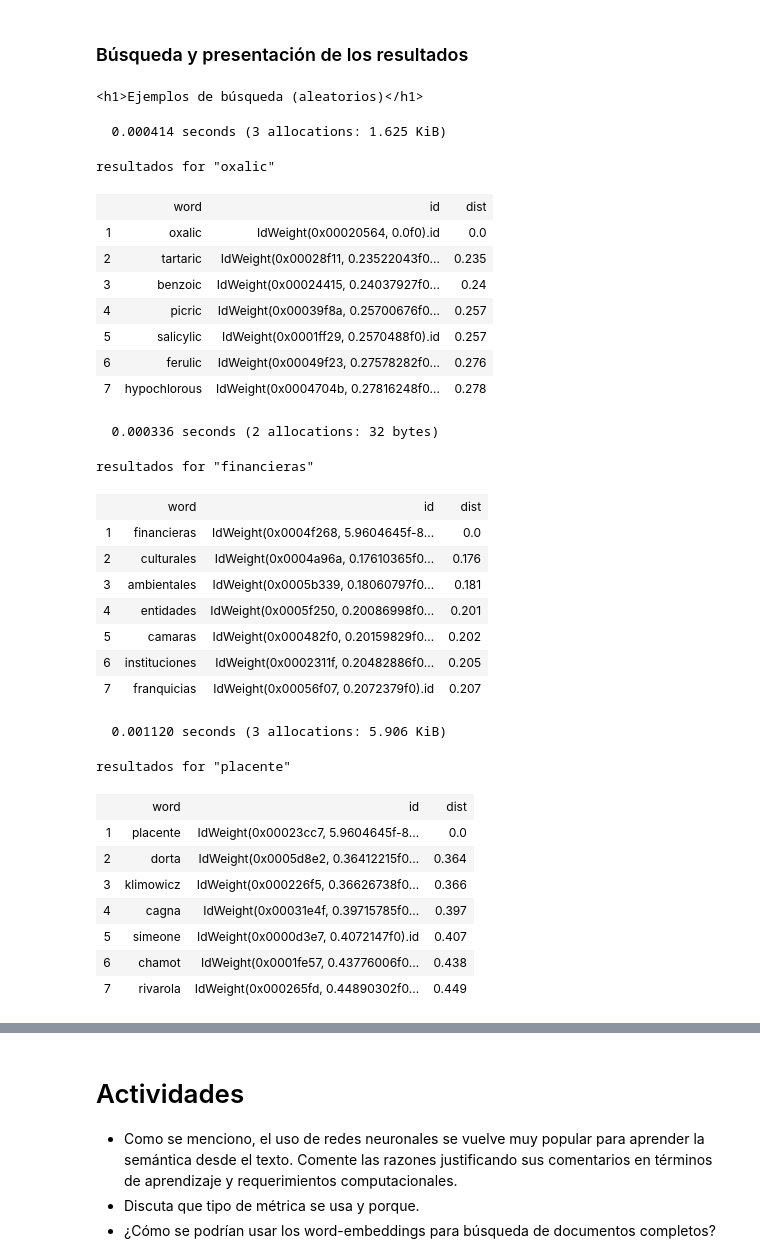
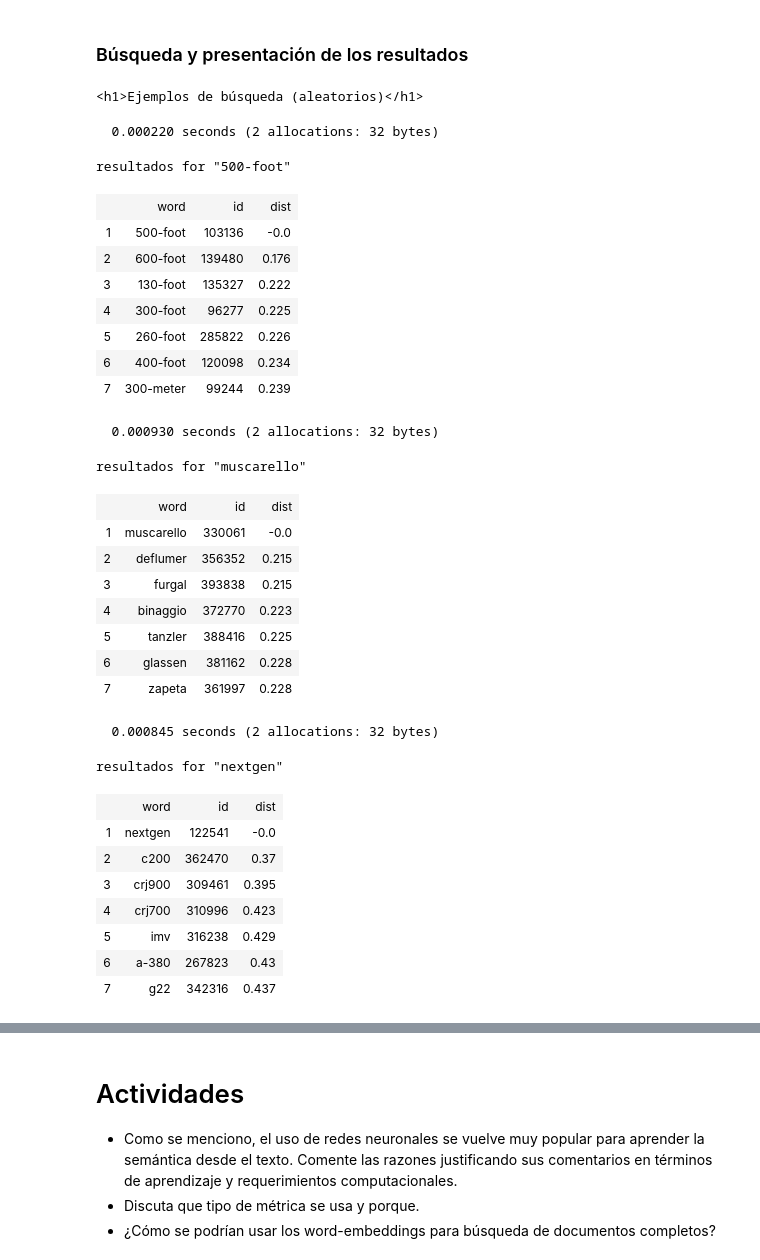
Before and after one commit to sadit/IR-2024, a Jupyter notebook: Unidades/u05a.ipynb, the cells around one changed output, grey strips where cells are left out. Drawn from its saved outputs; the diff is of its cells as text; code cells hidden in the pictures.

```diff
--- a/Unidades/u05a.ipynb
+++ b/Unidades/u05a.ipynb
@@ -101,63 +101,63 @@ end
 function search_and_display(index, vocab, q, res, k, qword)
     res = reuse!(res, k)
     @time search(index, q, res)
 
     L = []
     for (j, p) in enumerate(res)
-        push!(L, @htl "<tr><td>$j</td><td>$(vocab[p.id])</td><td>$p.id</td><td>$(round(p.weight, digits=3))</td></tr>")
+        push!(L, @htl "<tr><td>$j</td><td>$(vocab[p.id])</td><td>$(p.id)</td><td>$(round(p.weight, digits=3))</td></tr>")
     end
 
     display(@htl """<h2>resultados for "$qword"</h2>
     <table>
     <th>  <td>word</td> <td>id</td> <td>dist</td> </th>
         $L
     </table>
     """)
 end
 
 function search_and_display(index, vocab, qid::Integer, res, k=maxlength(res))
     search_and_display(index, vocab, index[qid], res, k, vocab[qid])
 end
 
 display(@htl "<h1>Ejemplos de búsqueda (aleatorios)</h1>")
 res = KnnResult(7)
 for i in 1:3
     for qid in rand(1:length(vocab))
         search_and_display(index, vocab, qid, res)
     end
 end
 # %% [output]
 <h1>Ejemplos de búsqueda (aleatorios)</h1>
-  0.000414 seconds (3 allocations: 1.625 KiB)
+  0.000220 seconds (2 allocations: 32 bytes)
-resultados for "oxalic"
+resultados for "500-foot"
 |  | word | id | dist |
-| 1 | oxalic | IdWeight(0x00020564, 0.0f0).id | 0.0 |
-| 2 | tartaric | IdWeight(0x00028f11, 0.23522043f0... | 0.235 |
-| 3 | benzoic | IdWeight(0x00024415, 0.24037927f0... | 0.24 |
-| 4 | picric | IdWeight(0x00039f8a, 0.25700676f0... | 0.257 |
-| 5 | salicylic | IdWeight(0x0001ff29, 0.2570488f0).id | 0.257 |
-| 6 | ferulic | IdWeight(0x00049f23, 0.27578282f0... | 0.276 |
-| 7 | hypochlorous | IdWeight(0x0004704b, 0.27816248f0... | 0.278 |
+| 1 | 500-foot | 103136 | -0.0 |
+| 2 | 600-foot | 139480 | 0.176 |
+| 3 | 130-foot | 135327 | 0.222 |
+| 4 | 300-foot | 96277 | 0.225 |
+| 5 | 260-foot | 285822 | 0.226 |
+| 6 | 400-foot | 120098 | 0.234 |
+| 7 | 300-meter | 99244 | 0.239 |
-  0.000336 seconds (2 allocations: 32 bytes)
+  0.000930 seconds (2 allocations: 32 bytes)
-resultados for "financieras"
+resultados for "muscarello"
 |  | word | id | dist |
-| 1 | financieras | IdWeight(0x0004f268, 5.9604645f-8... | 0.0 |
-| 2 | culturales | IdWeight(0x0004a96a, 0.17610365f0... | 0.176 |
-| 3 | ambientales | IdWeight(0x0005b339, 0.18060797f0... | 0.181 |
-| 4 | entidades | IdWeight(0x0005f250, 0.20086998f0... | 0.201 |
-| 5 | camaras | IdWeight(0x000482f0, 0.20159829f0... | 0.202 |
-| 6 | instituciones | IdWeight(0x0002311f, 0.20482886f0... | 0.205 |
-| 7 | franquicias | IdWeight(0x00056f07, 0.2072379f0).id | 0.207 |
+| 1 | muscarello | 330061 | -0.0 |
+| 2 | deflumer | 356352 | 0.215 |
+| 3 | furgal | 393838 | 0.215 |
+| 4 | binaggio | 372770 | 0.223 |
+| 5 | tanzler | 388416 | 0.225 |
+| 6 | glassen | 381162 | 0.228 |
+| 7 | zapeta | 361997 | 0.228 |
-  0.001120 seconds (3 allocations: 5.906 KiB)
+  0.000845 seconds (2 allocations: 32 bytes)
-resultados for "placente"
+resultados for "nextgen"
 |  | word | id | dist |
-| 1 | placente | IdWeight(0x00023cc7, 5.9604645f-8... | 0.0 |
-| 2 | dorta | IdWeight(0x0005d8e2, 0.36412215f0... | 0.364 |
-| 3 | klimowicz | IdWeight(0x000226f5, 0.36626738f0... | 0.366 |
-| 4 | cagna | IdWeight(0x00031e4f, 0.39715785f0... | 0.397 |
-| 5 | simeone | IdWeight(0x0000d3e7, 0.4072147f0).id | 0.407 |
-| 6 | chamot | IdWeight(0x0001fe57, 0.43776006f0... | 0.438 |
-| 7 | rivarola | IdWeight(0x000265fd, 0.44890302f0... | 0.449 |
+| 1 | nextgen | 122541 | -0.0 |
+| 2 | c200 | 362470 | 0.37 |
+| 3 | crj900 | 309461 | 0.395 |
+| 4 | crj700 | 310996 | 0.423 |
+| 5 | imv | 316238 | 0.429 |
+| 6 | a-380 | 267823 | 0.43 |
+| 7 | g22 | 342316 | 0.437 |
 # %%
 search_and_display(index, vocab, vocab2id["glove"], res, 15)
 # %% [output]
```
Also changed, not shown: parts of 6 cells of this notebook, 11 other files.
